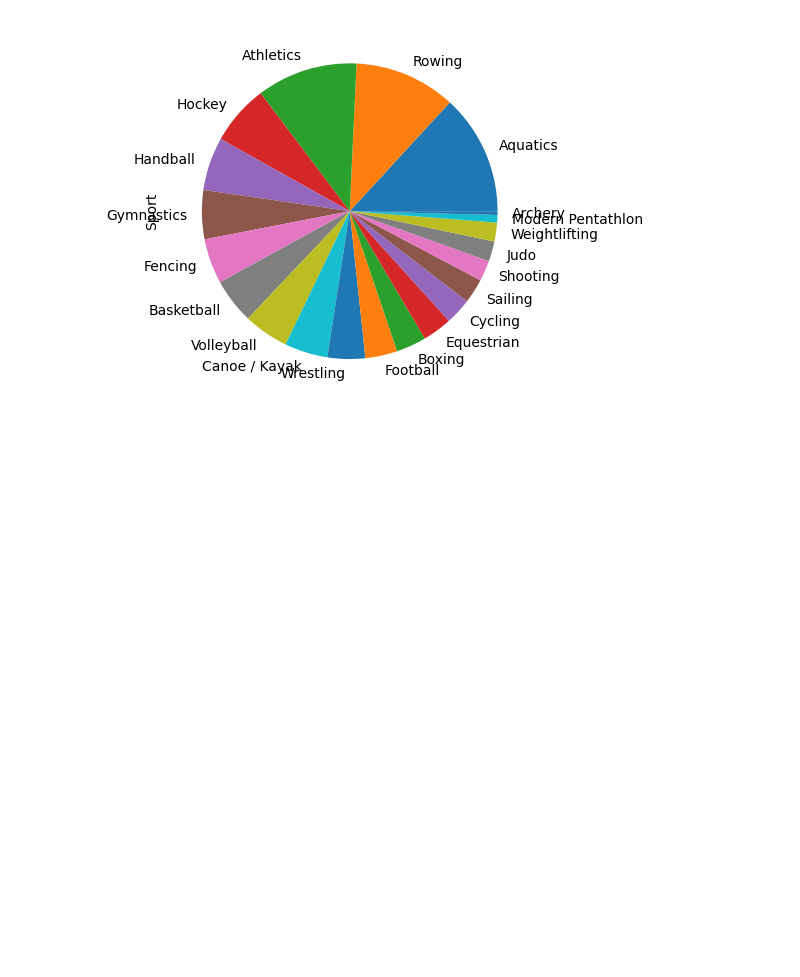
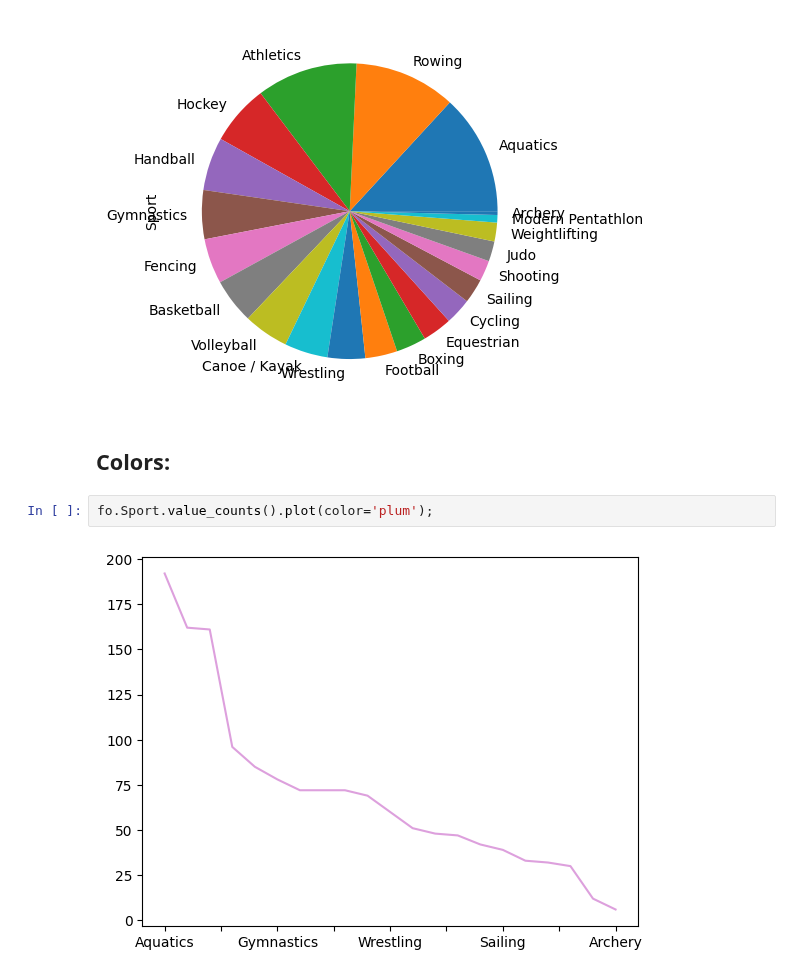
Before and after one commit to dbasdanis/python_practice, a Jupyter notebook: pandas/pandas_doc.ipynb, the cells around one changed output. Drawn from its saved outputs; the diff is of its cells as text; blank space fills up the shorter version.

Commit message:
feat: add plot colors

```diff
--- a/pandas/pandas_doc.ipynb
+++ b/pandas/pandas_doc.ipynb
@@ -483,3 +483,9 @@ fo.Sport.value_counts().plot(kind='barh');
 fo.Sport.value_counts().plot(kind='pie');
 # %% [output]
 [figure]
+# %% [markdown]
+## Colors:
+# %%
+fo.Sport.value_counts().plot(color='plum');
+# %% [output]
+[figure, added]
```
Also changed, not shown: parts of 1 cell of this notebook.
